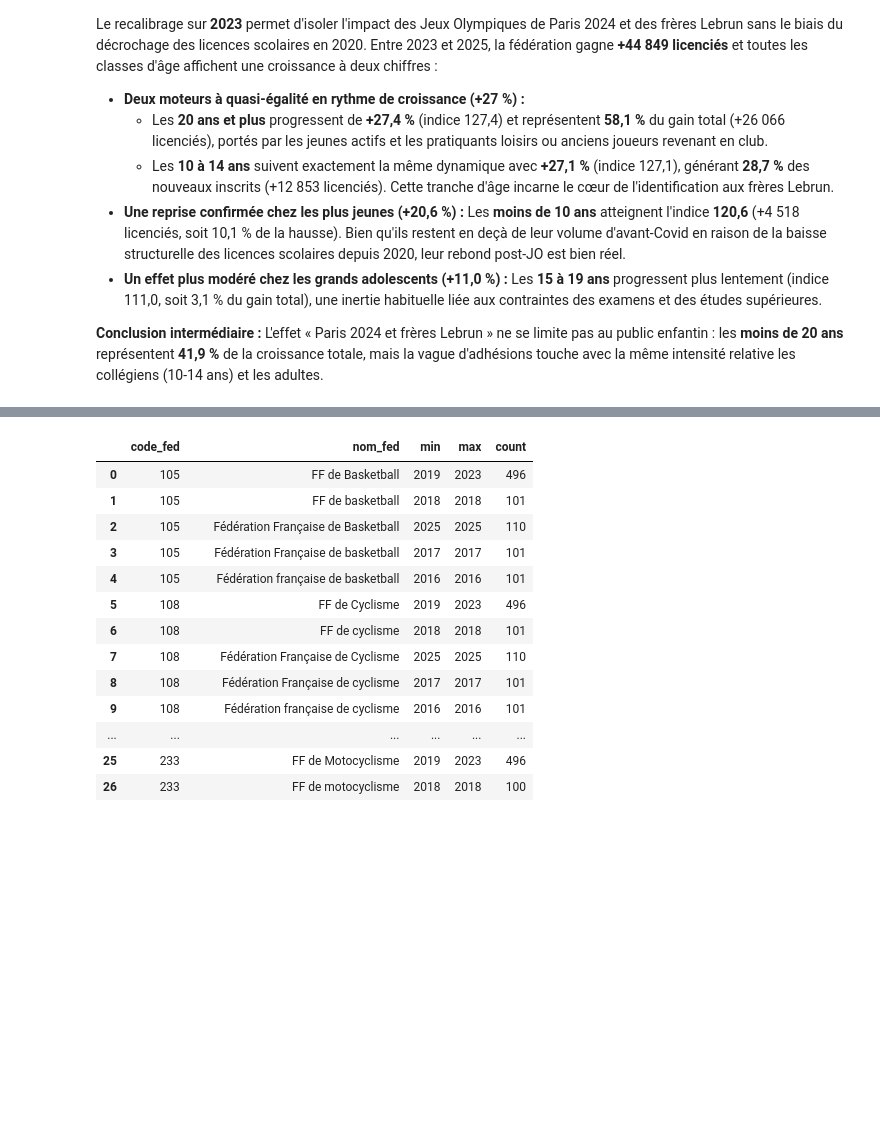
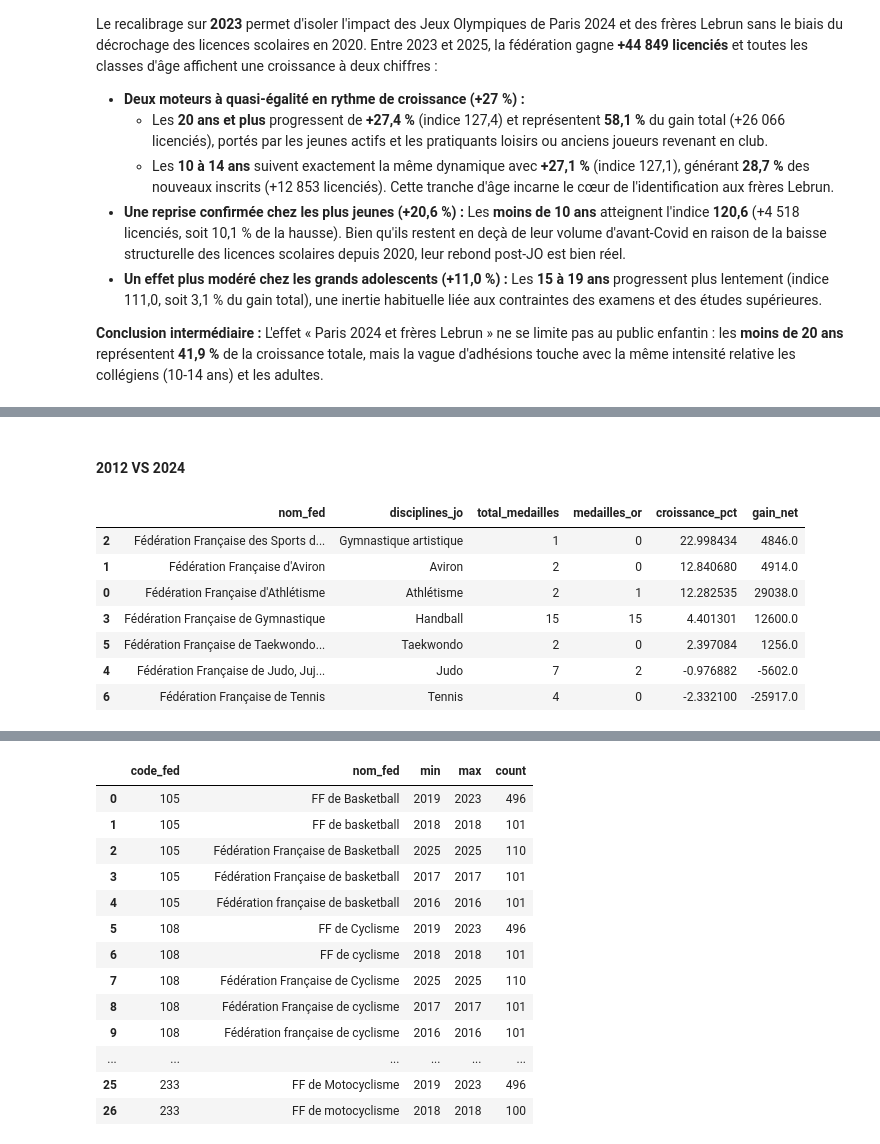
Before and after one commit to MathildeMoulinneuf/Projet-Python-2AS1, a Jupyter notebook: rapport.ipynb, the cells around one changed output, grey strips where cells are left out. Drawn from its saved outputs; the diff is of its cells as text; code cells hidden in the pictures; blank space fills up the shorter version.

```diff
--- a/rapport.ipynb
+++ b/rapport.ipynb
@@ -258,0 +364,35 @@ Le recalibrage sur **2023** permet d'isoler l'impact des Jeux Olympiques de Pari
+# %% [markdown]
+#### 2012 VS 2024
+# %%
+import importlib
+import src.collect_licences as cl
+import src.processing as pr
+import src.viz as vz
+
+importlib.reload(cl)
+importlib.reload(pr)
+importlib.reload(vz)
+
+# 1. Série longue de la FFTT (code 124)
+df_histo = cl.charger_historique_national()
+fig_histo = vz.plot_historique_olympique(df_histo, code_fed="124", nom_sport="Tennis de table")
+fig_histo.show()
+
+# 2. Test placebo sur les JO de Londres 2012 (croissance des licences entre 2012 et 2014)
+df_fr_2012 = pr.synthetiser_medailles_2012_2014(df_medailles_2012_2014, annee_jo=2012)
+df_bilan_2012 = pr.croiser_medailles_et_croissance(df_histo, df_fr_2012, annee_debut=2012, annee_fin=2014)
+
+display(
+    df_bilan_2012[
+        ["nom_fed", "disciplines_jo", "total_medailles", "medailles_or", "croissance_pct", "gain_net"]
+    ].head(10)
+)
+# %% [output]
+|  | nom_fed | disciplines_jo | total_medailles | medailles_or | croissance_pct | gain_net |
+| 2 | Fédération Française des Sports d... | Gymnastique artistique | 1 | 0 | 22.998434 | 4846.0 |
+| 1 | Fédération Française d'Aviron | Aviron | 2 | 0 | 12.840680 | 4914.0 |
+| 0 | Fédération Française d'Athlétisme | Athlétisme | 2 | 1 | 12.282535 | 29038.0 |
+| 3 | Fédération Française de Gymnastique | Handball | 15 | 15 | 4.401301 | 12600.0 |
+| 5 | Fédération Française de Taekwondo... | Taekwondo | 2 | 0 | 2.397084 | 1256.0 |
+| 4 | Fédération Française de Judo, Juj... | Judo | 7 | 2 | -0.976882 | -5602.0 |
+| 6 | Fédération Française de Tennis | Tennis | 4 | 0 | -2.332100 | -25917.0 |
```
Also changed, not shown: parts of 11 cells of this notebook, 6 other files.
